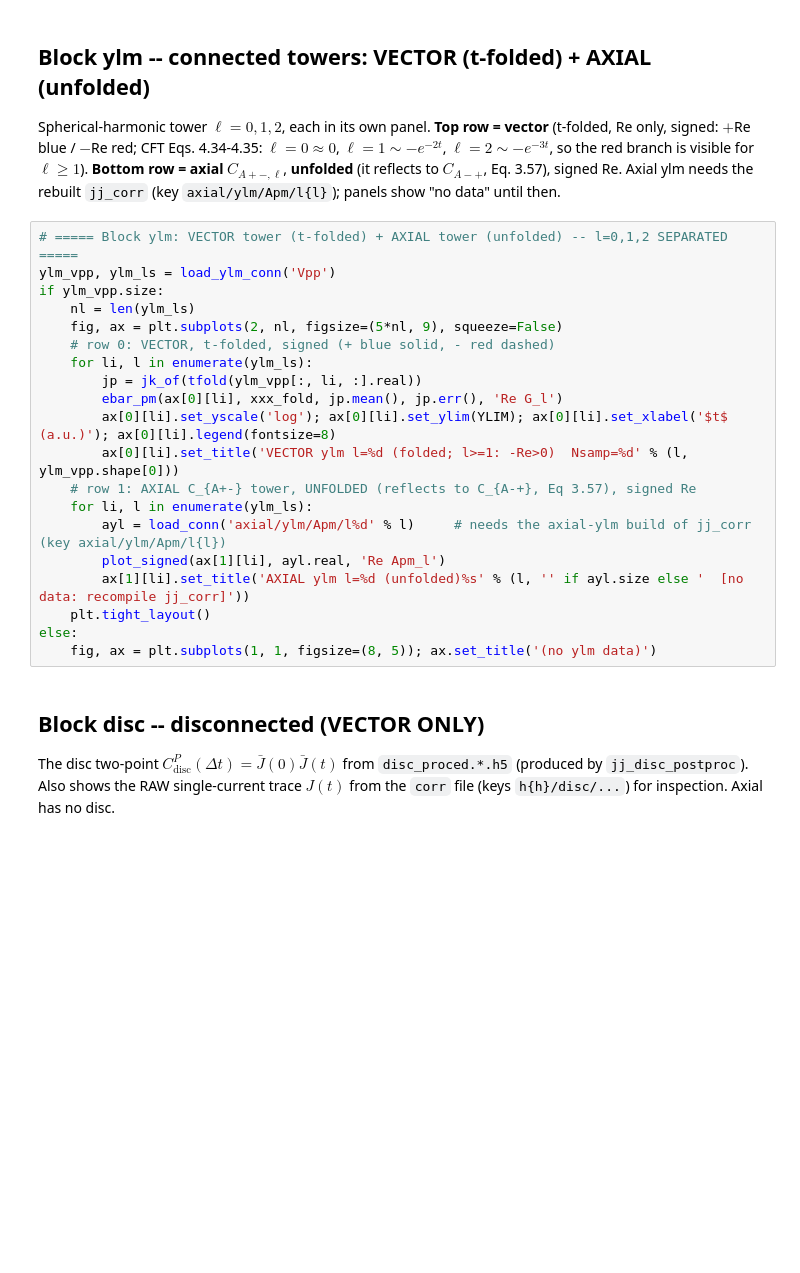
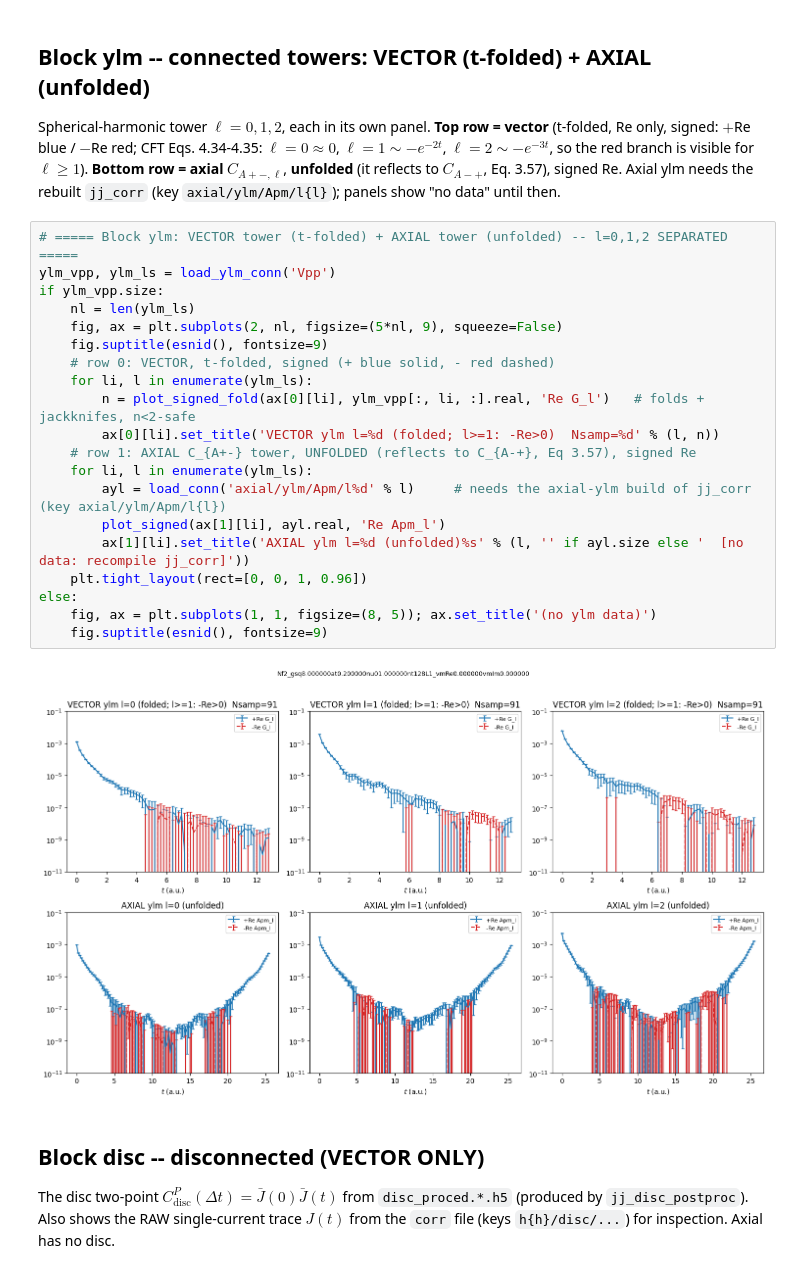
Before and after one commit to nobuyukimatsumoto68/qed3, a Jupyter notebook: src/both_3d/jj_corr_massless_claude.ipynb, the cells around one changed output. Saved outputs shown, nothing was run; the diff lists cells and outputs as text; blank space fills up the shorter version.

```diff
--- a/src/both_3d/jj_corr_massless_claude.ipynb
+++ b/src/both_3d/jj_corr_massless_claude.ipynb
@@ -293,23 +430,25 @@ $\ell=2\sim-e^{-3t}$, so the red branch is visible for $\ell\ge1$).  **Bottom ro
 # %%
 # ===== Block ylm: VECTOR tower (t-folded) + AXIAL tower (unfolded) -- l=0,1,2 SEPARATED =====
 ylm_vpp, ylm_ls = load_ylm_conn('Vpp')
 if ylm_vpp.size:
     nl = len(ylm_ls)
     fig, ax = plt.subplots(2, nl, figsize=(5*nl, 9), squeeze=False)
+    fig.suptitle(esnid(), fontsize=9)
     # row 0: VECTOR, t-folded, signed (+ blue solid, - red dashed)
     for li, l in enumerate(ylm_ls):
-        jp = jk_of(tfold(ylm_vpp[:, li, :].real))
-        ebar_pm(ax[0][li], xxx_fold, jp.mean(), jp.err(), 'Re G_l')
-        ax[0][li].set_yscale('log'); ax[0][li].set_ylim(YLIM); ax[0][li].set_xlabel('$t$ (a.u.)'); ax[0][li].legend(fontsize=8)
-        ax[0][li].set_title('VECTOR ylm l=%d (folded; l>=1: -Re>0)  Nsamp=%d' % (l, ylm_vpp.shape[0]))
+        n = plot_signed_fold(ax[0][li], ylm_vpp[:, li, :].real, 'Re G_l')   # folds + jackknifes, n<2-safe
+        ax[0][li].set_title('VECTOR ylm l=%d (folded; l>=1: -Re>0)  Nsamp=%d' % (l, n))
     # row 1: AXIAL C_{A+-} tower, UNFOLDED (reflects to C_{A-+}, Eq 3.57), signed Re
     for li, l in enumerate(ylm_ls):
         ayl = load_conn('axial/ylm/Apm/l%d' % l)     # needs the axial-ylm build of jj_corr (key axial/ylm/Apm/l{l})
         plot_signed(ax[1][li], ayl.real, 'Re Apm_l')
         ax[1][li].set_title('AXIAL ylm l=%d (unfolded)%s' % (l, '' if ayl.size else '  [no data: recompile jj_corr]'))
-    plt.tight_layout()
+    plt.tight_layout(rect=[0, 0, 1, 0.96])
 else:
     fig, ax = plt.subplots(1, 1, figsize=(8, 5)); ax.set_title('(no ylm data)')
+    fig.suptitle(esnid(), fontsize=9)
+# %% [output]
+[figure, added]
 # %% [markdown]
 ## Block disc -- disconnected (VECTOR ONLY)
 
```
Also changed, not shown: parts of 10 cells of this notebook, 42 other files.
